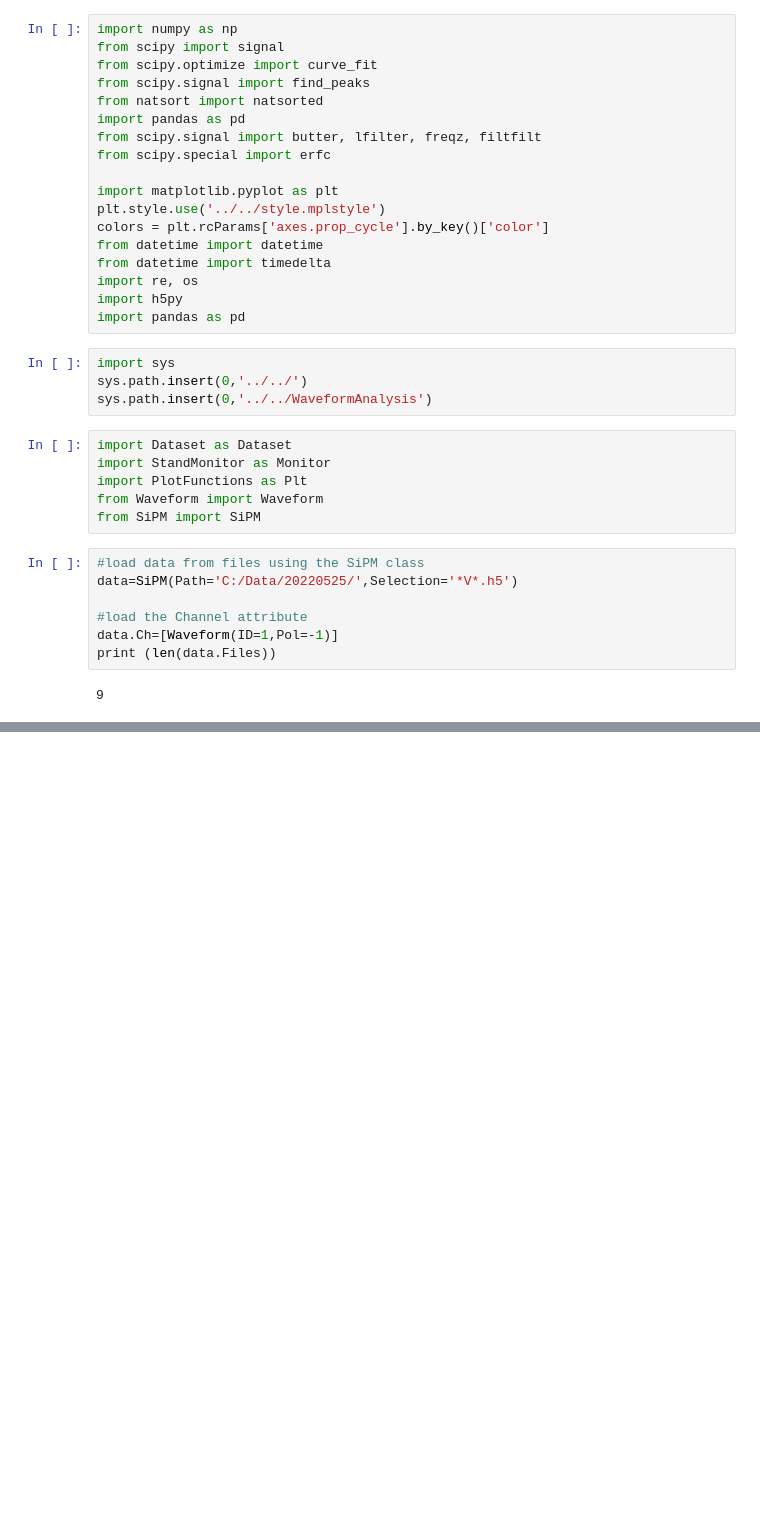
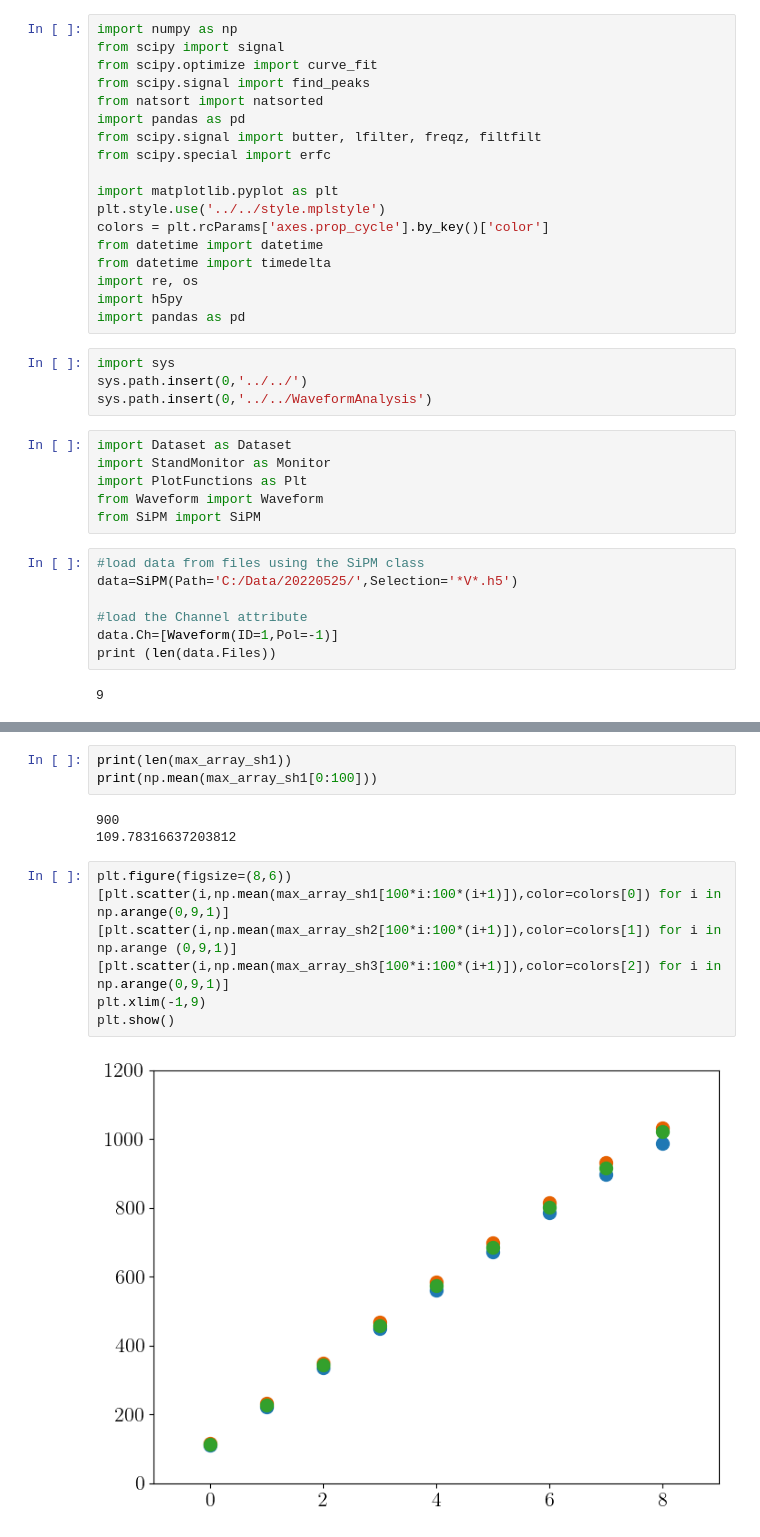
Before and after one commit to Moore-Lab/purity-monitor, a Jupyter notebook: Jupyter/Log/2022-04-21_FuncGen_Check.ipynb, the cells around one changed output, grey strips where cells are left out. Drawn from its saved outputs; the diff is of its cells as text; blank space fills up the shorter version.

```diff
--- a/Jupyter/Log/2022-04-21_FuncGen_Check.ipynb
+++ b/Jupyter/Log/2022-04-21_FuncGen_Check.ipynb
@@ -261,0 +83,15 @@ dir='C:/Data/20220506/'
+# %%
+print(len(max_array_sh1))
+print(np.mean(max_array_sh1[0:100]))
+# %% [output]
+900
+109.78316637203812
+# %%
+plt.figure(figsize=(8,6))
+[plt.scatter(i,np.mean(max_array_sh1[100*i:100*(i+1)]),color=colors[0]) for i in np.arange(0,9,1)]
+[plt.scatter(i,np.mean(max_array_sh2[100*i:100*(i+1)]),color=colors[1]) for i in np.arange (0,9,1)]
+[plt.scatter(i,np.mean(max_array_sh3[100*i:100*(i+1)]),color=colors[2]) for i in np.arange(0,9,1)]
+plt.xlim(-1,9)
+plt.show()
+# %% [output]
+[figure, added]
```
Also changed, not shown: parts of 12 cells of this notebook, 1 other file.
